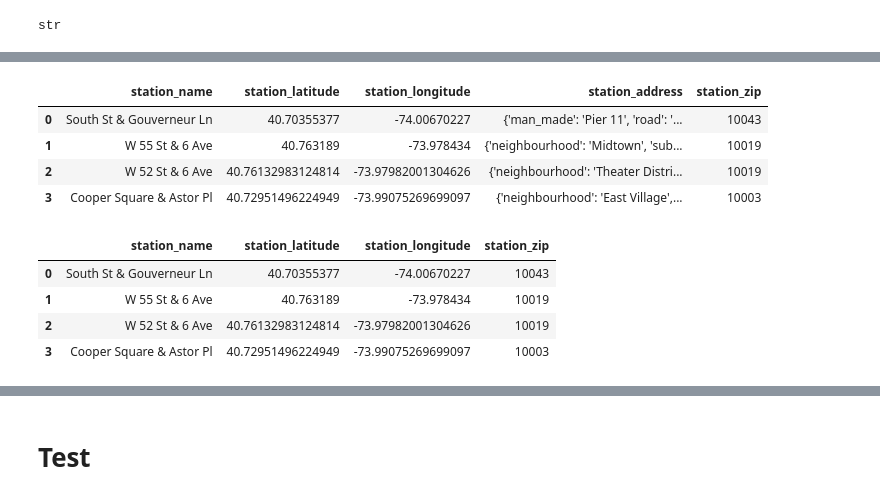
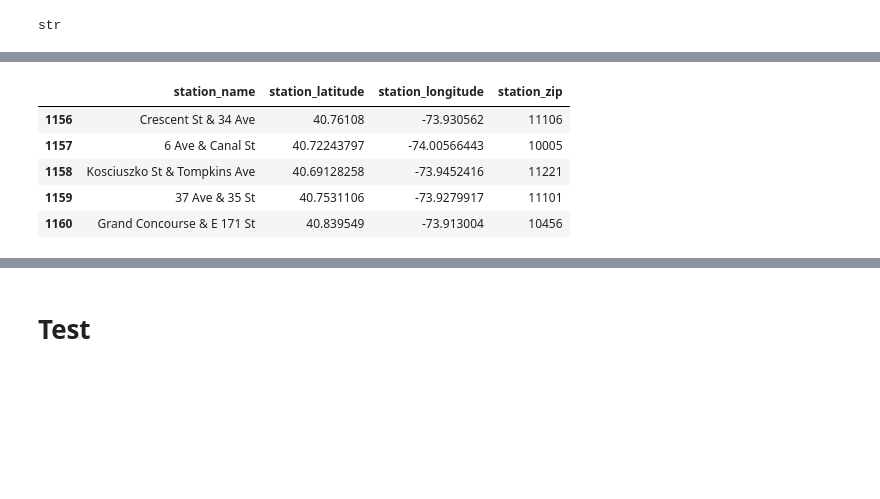
Before and after one commit to jcanque777/covid_citibike, a Jupyter notebook: citibike_data.ipynb, the cells around one changed output, grey strips where cells are left out. Drawn from its saved outputs; the diff is of its cells as text; code cells hidden in the pictures; blank space fills up the shorter version.

```diff
--- a/citibike_data.ipynb
+++ b/citibike_data.ipynb
@@ -374,8 +405,0 @@ test_df = pd.DataFrame(stations_list_with_address)
-# %%
-test_df
-# %% [output]
-|  | station_name | station_latitude | station_longitude | station_address | station_zip |
-| 0 | South St & Gouverneur Ln | 40.70355377 | -74.00670227 | {'man_made': 'Pier 11', 'road': '... | 10043 |
-| 1 | W 55 St & 6 Ave | 40.763189 | -73.978434 | {'neighbourhood': 'Midtown', 'sub... | 10019 |
-| 2 | W 52 St & 6 Ave | 40.76132983124814 | -73.97982001304626 | {'neighbourhood': 'Theater Distri... | 10019 |
-| 3 | Cooper Square & Astor Pl | 40.72951496224949 | -73.99075269699097 | {'neighbourhood': 'East Village',... | 10003 |
@@ -384,8 +405,0 @@ test_df.drop(columns=["station_address"], inplace=True)
-# %%
-test_df
-# %% [output]
-|  | station_name | station_latitude | station_longitude | station_zip |
-| 0 | South St & Gouverneur Ln | 40.70355377 | -74.00670227 | 10043 |
-| 1 | W 55 St & 6 Ave | 40.763189 | -73.978434 | 10019 |
-| 2 | W 52 St & 6 Ave | 40.76132983124814 | -73.97982001304626 | 10019 |
-| 3 | Cooper Square & Astor Pl | 40.72951496224949 | -73.99075269699097 | 10003 |
@@ -391,0 +409,9 @@ test_df
+# %%
+stations_table_w_zip.tail()
+# %% [output]
+|  | station_name | station_latitude | station_longitude | station_zip |
+| 1156 | Crescent St & 34 Ave | 40.76108 | -73.930562 | 11106 |
+| 1157 | 6 Ave & Canal St | 40.72243797 | -74.00566443 | 10005 |
+| 1158 | Kosciuszko St & Tompkins Ave | 40.69128258 | -73.9452416 | 11221 |
+| 1159 | 37 Ave & 35 St | 40.7531106 | -73.9279917 | 11101 |
+| 1160 | Grand Concourse & E 171 St | 40.839549 | -73.913004 | 10456 |
```
Also changed, not shown: parts of 55 cells of this notebook.
